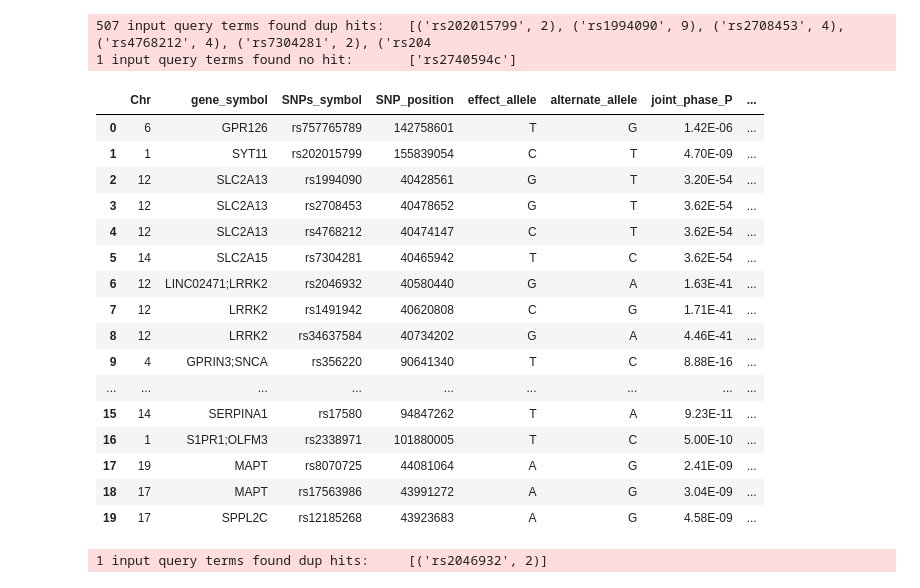
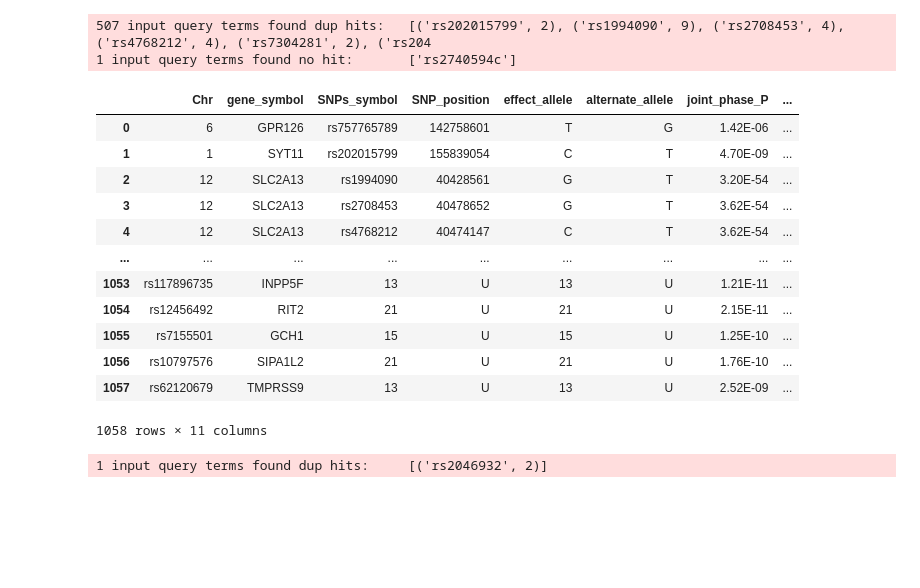
Before and after one commit to jbs1009/TFM_Jorge_Bermejo_Sacristan, a Jupyter notebook: Correcciones_tabla_original_pruebas.ipynb, the cells around one changed output. Drawn from its saved outputs; the diff is of its cells as text; code cells hidden in the pictures; blank space fills up the shorter version.

```diff
--- a/Correcciones_tabla_original_pruebas.ipynb
+++ b/Correcciones_tabla_original_pruebas.ipynb
@@ -168,25 +168,21 @@ resultados = mv.querymany(lista_rs, scopes = 'dbsnp.rsid', fields = 'dbsnp', spe
 507 input query terms found dup hits:   [('rs202015799', 2), ('rs1994090', 9), ('rs2708453', 4), ('rs4768212', 4), ('rs7304281', 2), ('rs204
 1 input query terms found no hit:       ['rs2740594c']
 # %%
-df.head(20)
+df
 # %% [output]
 |  | Chr | gene_symbol | SNPs_symbol | SNP_position | effect_allele | alternate_allele | joint_phase_P | ... |
 | 0 | 6 | GPR126 | rs757765789 | 142758601 | T | G | 1.42E-06 | ... |
 | 1 | 1 | SYT11 | rs202015799 | 155839054 | C | T | 4.70E-09 | ... |
 | 2 | 12 | SLC2A13 | rs1994090 | 40428561 | G | T | 3.20E-54 | ... |
 | 3 | 12 | SLC2A13 | rs2708453 | 40478652 | G | T | 3.62E-54 | ... |
 | 4 | 12 | SLC2A13 | rs4768212 | 40474147 | C | T | 3.62E-54 | ... |
-| 5 | 14 | SLC2A15 | rs7304281 | 40465942 | T | C | 3.62E-54 | ... |
-| 6 | 12 | LINC02471;LRRK2 | rs2046932 | 40580440 | G | A | 1.63E-41 | ... |
-| 7 | 12 | LRRK2 | rs1491942 | 40620808 | C | G | 1.71E-41 | ... |
-| 8 | 12 | LRRK2 | rs34637584 | 40734202 | G | A | 4.46E-41 | ... |
-| 9 | 4 | GPRIN3;SNCA | rs356220 | 90641340 | T | C | 8.88E-16 | ... |
 | ... | ... | ... | ... | ... | ... | ... | ... | ... |
-| 15 | 14 | SERPINA1 | rs17580 | 94847262 | T | A | 9.23E-11 | ... |
-| 16 | 1 | S1PR1;OLFM3 | rs2338971 | 101880005 | T | C | 5.00E-10 | ... |
-| 17 | 19 | MAPT | rs8070725 | 44081064 | A | G | 2.41E-09 | ... |
-| 18 | 17 | MAPT | rs17563986 | 43991272 | A | G | 3.04E-09 | ... |
-| 19 | 17 | SPPL2C | rs12185268 | 43923683 | A | G | 4.58E-09 | ... |
+| 1053 | rs117896735 | INPP5F | 13 | U | 13 | U | 1.21E-11 | ... |
+| 1054 | rs12456492 | RIT2 | 21 | U | 21 | U | 2.15E-11 | ... |
+| 1055 | rs7155501 | GCH1 | 15 | U | 15 | U | 1.25E-10 | ... |
+| 1056 | rs10797576 | SIPA1L2 | 21 | U | 21 | U | 1.76E-10 | ... |
+| 1057 | rs62120679 | TMPRSS9 | 13 | U | 13 | U | 2.52E-09 | ... |
+1058 rows × 11 columns
 # %%
 resultado = mv.querymany(['rs2046932'], scopes = 'dbsnp.rsid', fields = 'dbsnp', species = 'human')
 # %% [output]
```
Also changed, not shown: parts of 9 cells of this notebook.
